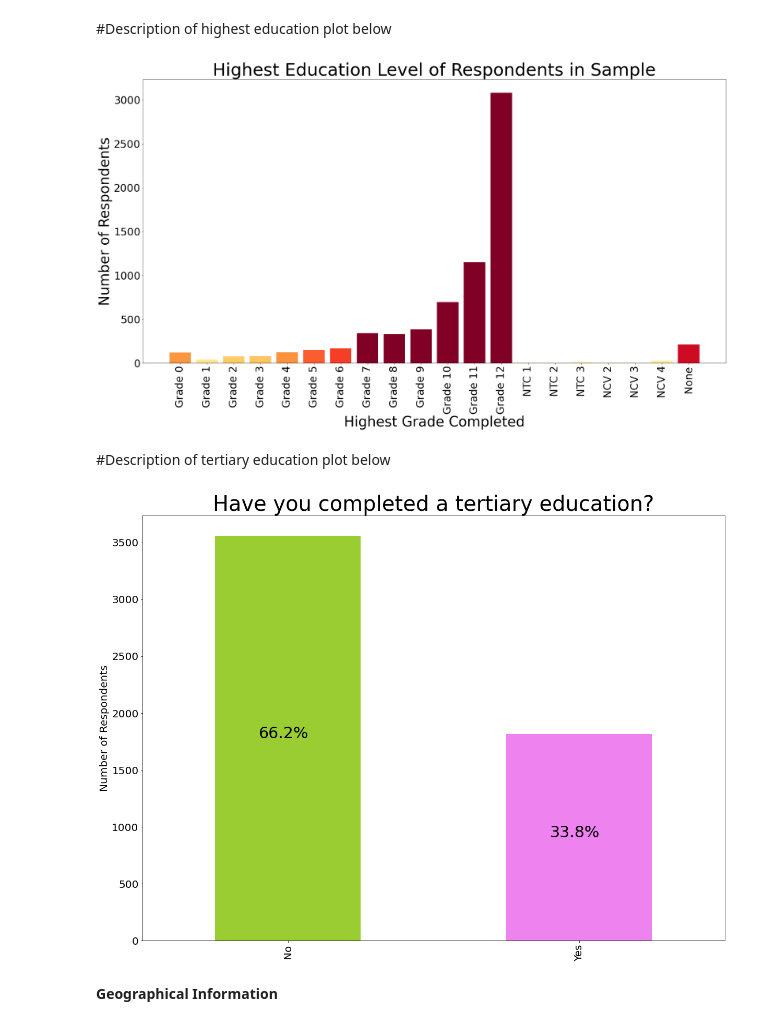
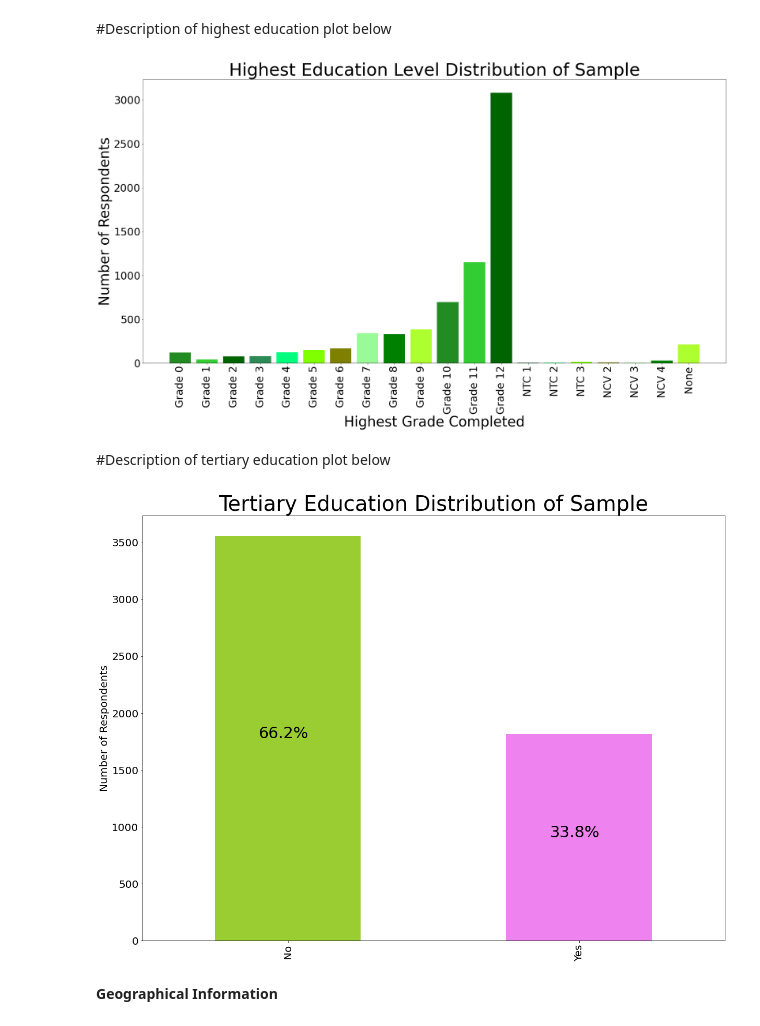
Before and after one commit to BrentonBudler/DAEProject2021, a Jupyter notebook: Part1/Part1Neat.ipynb, the cells around one changed output. Cells and saved outputs as stored; diff of their text form; code cells hidden in the pictures.

Commit message:
Beattiful graphs

```diff
--- a/Part1/Part1Neat.ipynb
+++ b/Part1/Part1Neat.ipynb
@@ -217,10 +224,12 @@ demdf['gender'] = raw_data_nans['w1_nc_gen']
 demdf['race']= raw_data_nans['w1_nc_popgrp']
 
 #Educational Information
-demdf['highest_grade'] = raw_data['w1_nc_edschgrd']
-demdf['tertiary_edu'] = raw_data['w1_nc_edter']
+demdf['highest_grade'] = raw_data_nans['w1_nc_edschgrd']
+demdf['tertiary_edu'] = raw_data_nans['w1_nc_edter']
 
 #Geographical Information
+demdf['province_before'] = raw_data_nans['w1_nc_lvbfprov']
+demdf['province_during'] = raw_data_nans['w1_nc_lvdurprov']
 
 # display(demdf.head())
 # display(demdf.info())
@@ -320,31 +401,31 @@ for i in ax.patches:
 # %%
 grades = demdf['highest_grade'].value_counts()
 ordered_grades = grades.reindex(index = ['Grade 0', 'Grade 1', 'Grade 2', 'Grade 3', 'Grade 4','Grade 5',
        'Grade 6', 'Grade 7', 'Grade 8', 'Grade 9', 'Grade 10',
        'Grade 11', 'Grade 12' , 'NTC 1', 'NTC 2', 'NTC 3', 'NCV 2','NCV 3','NCV 4', 'None'])
 
-my_cmap = cm.get_cmap('YlOrRd')
+# my_cmap = cm.get_cmap('YlOrRd')
 
 plt.figure(figsize=(30,15))
 
-plt.bar(x = ordered_grades.index, height = ordered_grades.values, color=my_cmap(ordered_grades.values))
+plt.bar(x = ordered_grades.index, height = ordered_grades.values, color=["forestgreen","limegreen","darkgreen","seagreen","springgreen","chartreuse","olive","palegreen","green","greenyellow"])
 
 # plt.bar(x = ordered_grades.index, height = ordered_grades.values, color=my_cmap(ordered_grades.values))
-plt.title('Highest Education Level of Respondents in Sample',fontsize= 50)
+plt.title('Highest Education Level Distribution of Sample',fontsize= 50)
 plt.xlabel('Highest Grade Completed',fontsize= 40)
 plt.ylabel('Number of Respondents',fontsize= 40)
 plt.xticks(rotation='vertical',fontsize= 30)
 plt.yticks(rotation='horizontal',fontsize= 30)
 plt.show()
 # %% [output]
-[figure, old version]
+[figure, new version]
 # %% [markdown]
 #Description of tertiary education plot below
 # %%
 ax = demdf['tertiary_edu'].value_counts().plot(kind='bar', figsize=(20,15),
                                                   color=["yellowgreen","violet"], fontsize=20);
 ax.set_alpha(0.8)
-ax.set_title("Have you completed a tertiary education?", fontsize=40)
+ax.set_title("Tertiary Education Distribution of Sample", fontsize=40)
 ax.set_ylabel('Number of Respondents',fontsize= 20)
 
 totals = []
@@ -358,6 +439,6 @@ for i in ax.patches:
     ax.text(i.get_x()+.15, i.get_height()/2, str(round((i.get_height()/total)*100, 2))+'%',
             fontsize=30, color='black')
 # %% [output]
-[figure, old version]
+[figure, new version]
 # %% [markdown]
 **Geographical Information**
```
Also changed, not shown: parts of 15 cells of this notebook.
